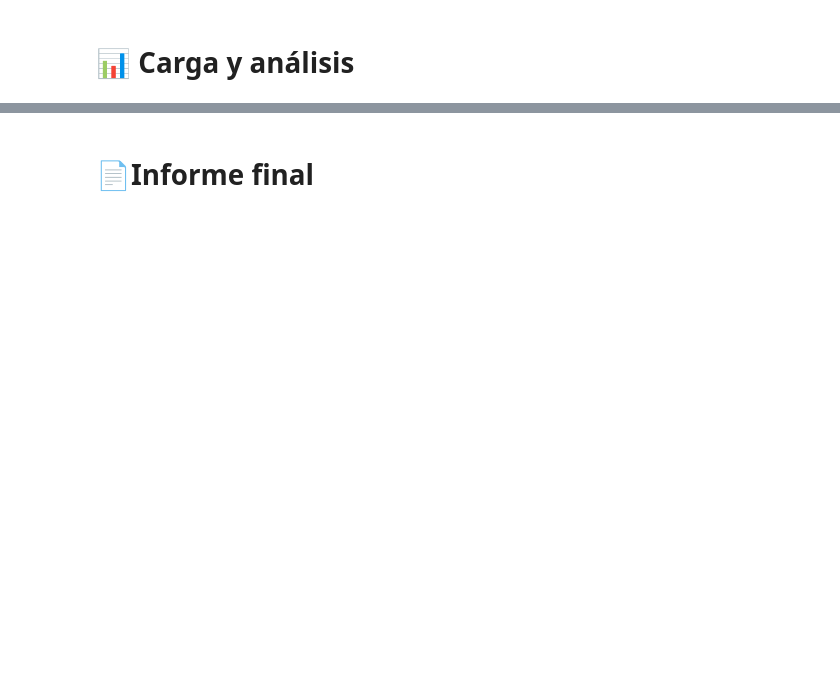
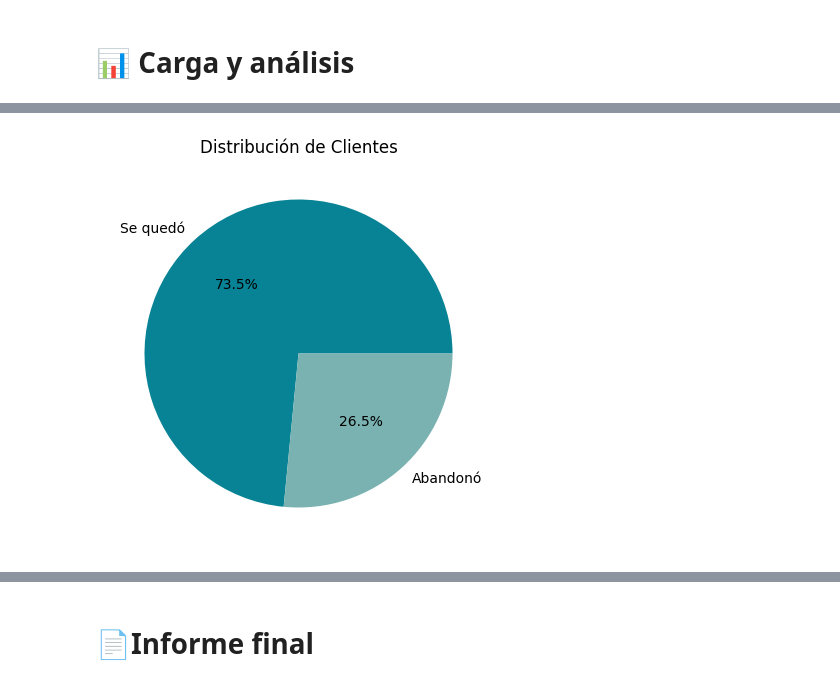
Before and after one commit to ValentinaQuinteroC/Challenge_TELECOMX1, a Jupyter notebook: Challenge_TELECOMX1.ipynb, the cells around one changed output, grey strips where cells are left out. Saved outputs shown, nothing was run; the diff lists cells and outputs as text; code cells hidden in the pictures; blank space fills up the shorter version.

```diff
--- a/Challenge_TELECOMX1.ipynb
+++ b/Challenge_TELECOMX1.ipynb
@@ -307,0 +310,16 @@ datos_limpios.groupby('Continuidad').sum(numeric_only=True)
+# %%
+import matplotlib.pyplot as plt
+labels = ['Se quedó', 'Abandonó']
+colors=['#088395','#7AB2B2']
+
+plt.figure(figsize=(10,5))
+plt.pie(
+    suma,
+    labels =labels,
+    colors= colors,
+    autopct='%1.1f%%'
+)
+plt.title('Distribución de Clientes')
+plt.show()
+# %% [output]
+[figure, added]
```
Also changed, not shown: parts of 12 cells of this notebook.
